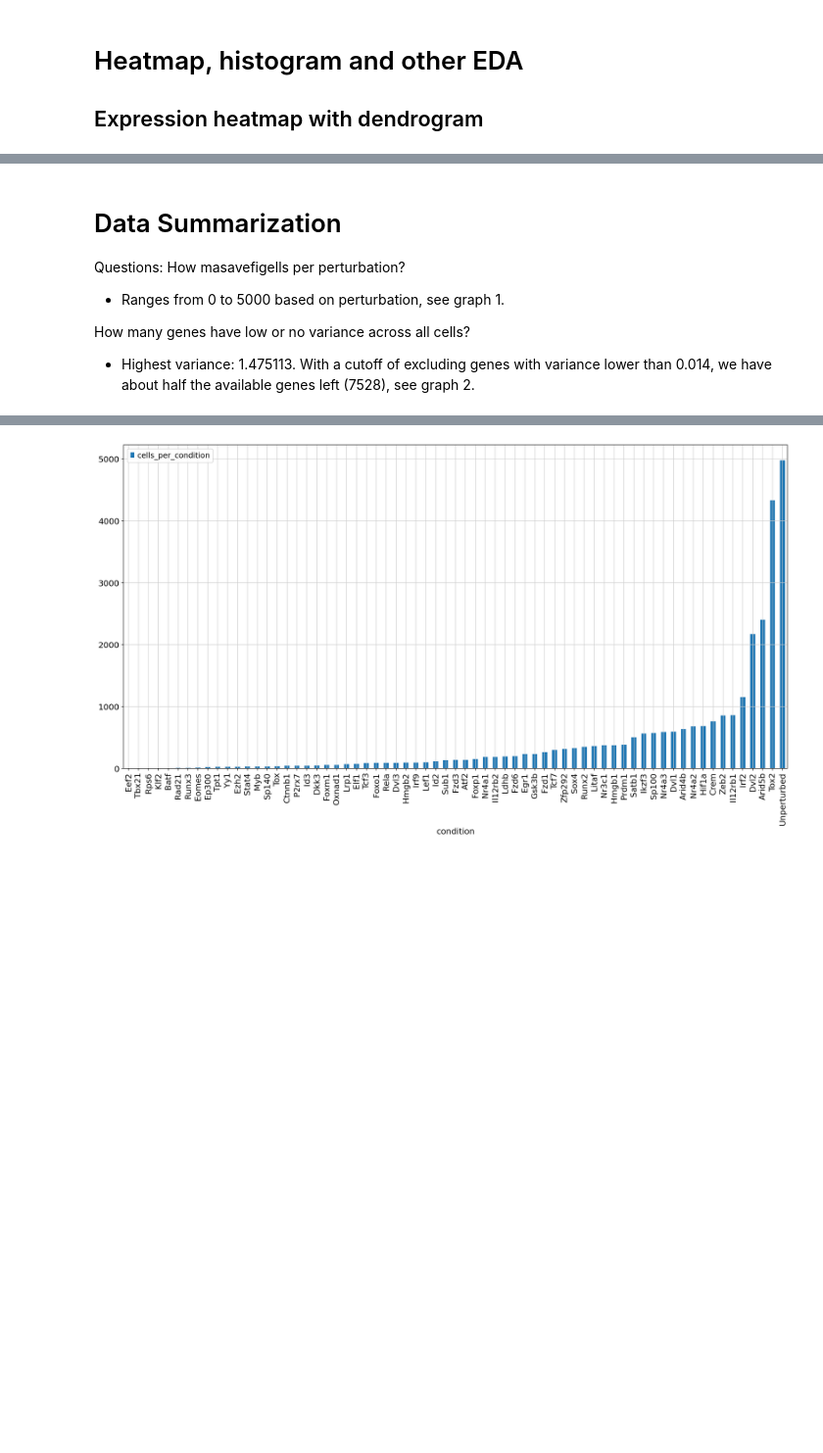
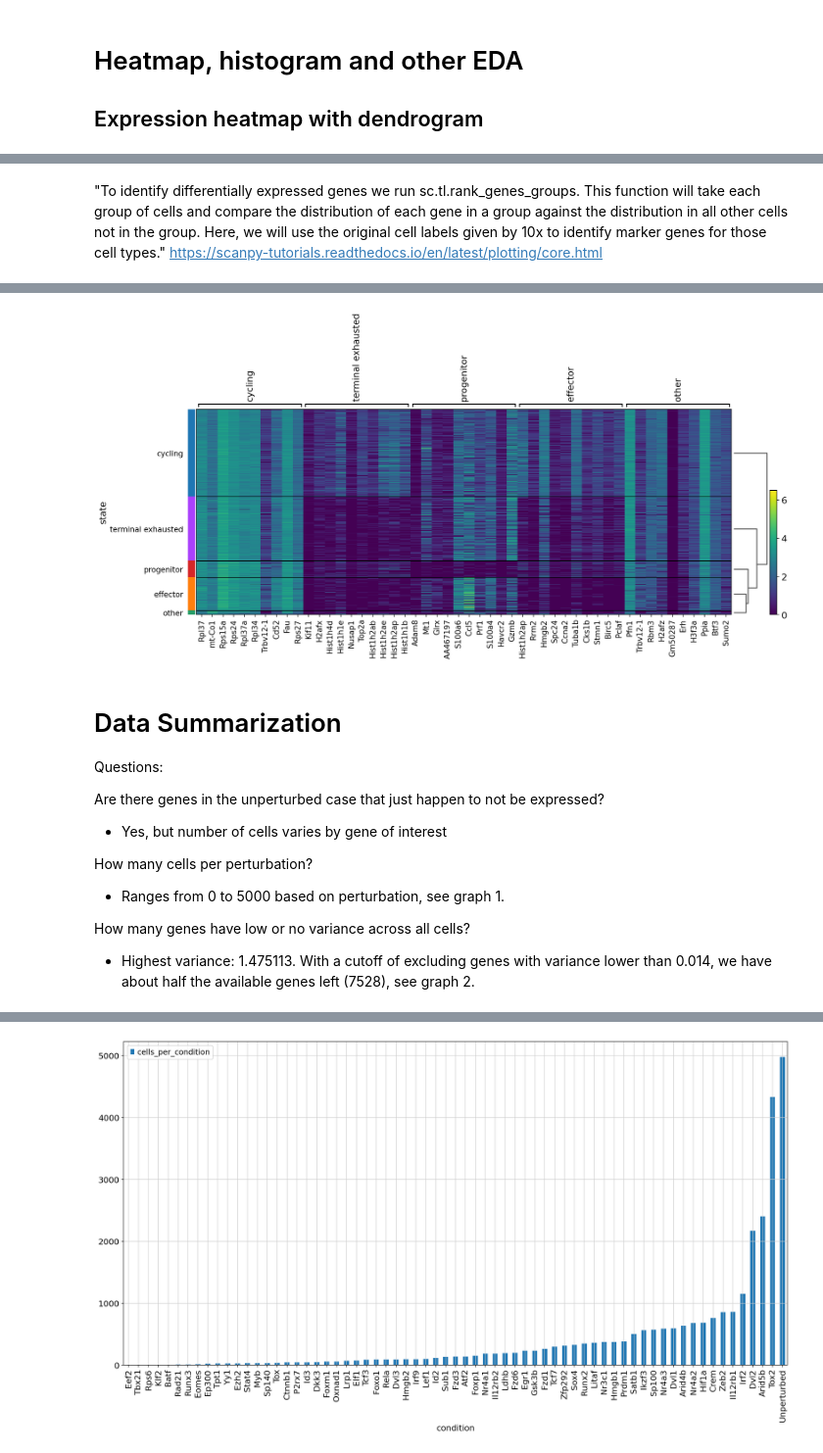
Before and after one commit to amandakhoo/CIDS2023, a Jupyter notebook: EDA.ipynb, the cells around one changed output, grey strips where cells are left out. Shown at 98% size. Cells and saved outputs as stored; diff of their text form; code cells hidden in the pictures; blank space fills up the shorter version.

```diff
--- a/EDA.ipynb
+++ b/EDA.ipynb
@@ -119,0 +141,6 @@ WARNING: saving figure to file figures/heatmap.png
+# %% [markdown]
+"To identify differentially expressed genes we run sc.tl.rank_genes_groups. This function will take each group of cells and compare the distribution of each gene in a group against the distribution in all other cells not in the group. Here, we will use the original cell labels given by 10x to identify marker genes for those cell types." https://scanpy-tutorials.readthedocs.io/en/latest/plotting/core.html
+# %%
+#create a heatmap with the 10 most downregulated genes
+sc.pl.rank_genes_groups_heatmap(adata, n_genes = -10, save = '_downregulated.png' )
+# %% [output]
@@ -120,8 +148,13 @@ WARNING: saving figure to file figures/heatmap.png
+[figure, added]
 # %% [markdown]
 # Data Summarization
 
 Questions:
-How masavefigells per perturbation?
+
+Are there genes in the unperturbed case that just happen to not be expressed?
+- Yes, but number of cells varies by gene of interest
+
+How many cells per perturbation?
  - Ranges from 0 to 5000 based on perturbation, see graph 1.
 
 How many genes have low or no variance across all cells?
```
Also changed, not shown: parts of 27 cells of this notebook, 2 other files.
